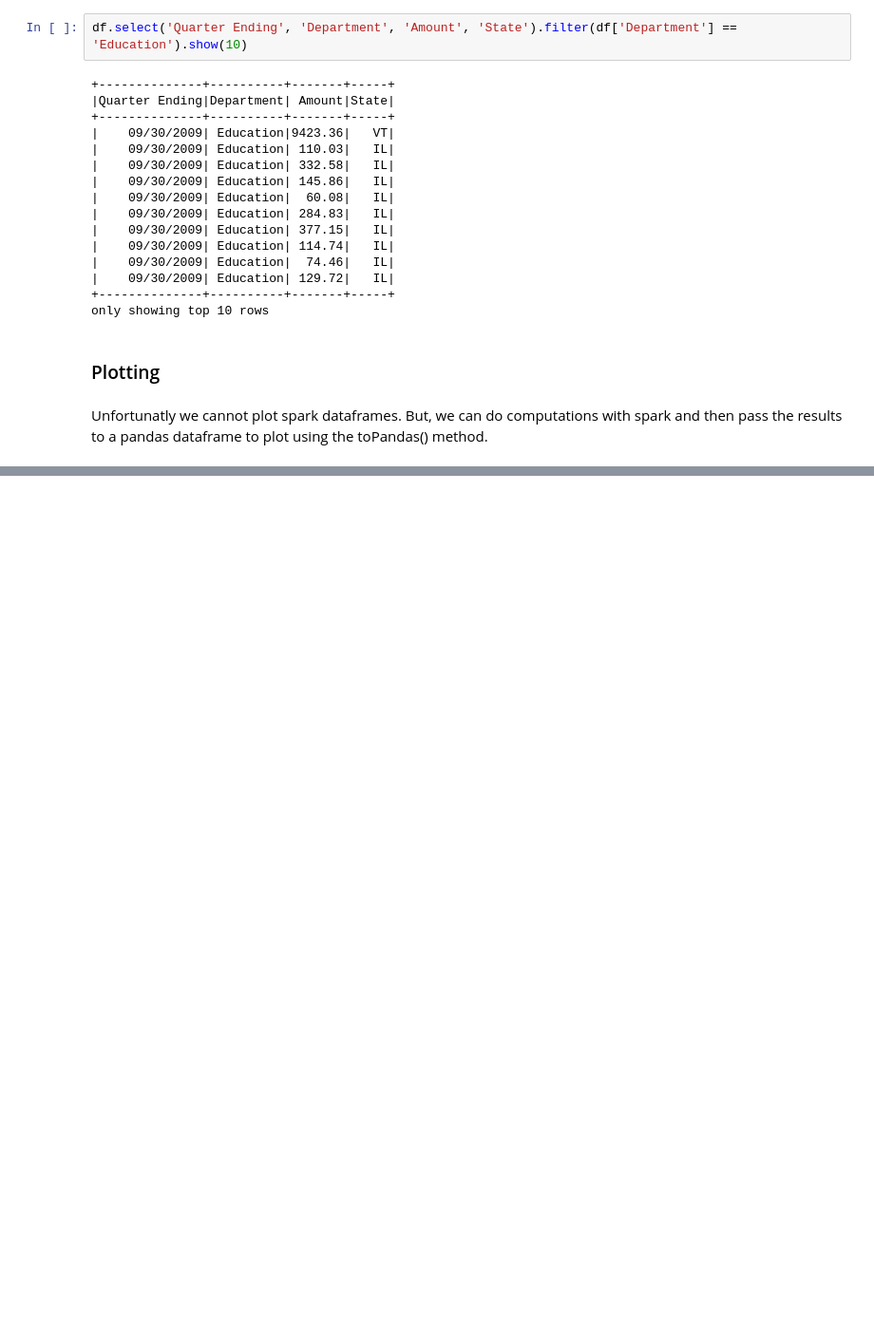
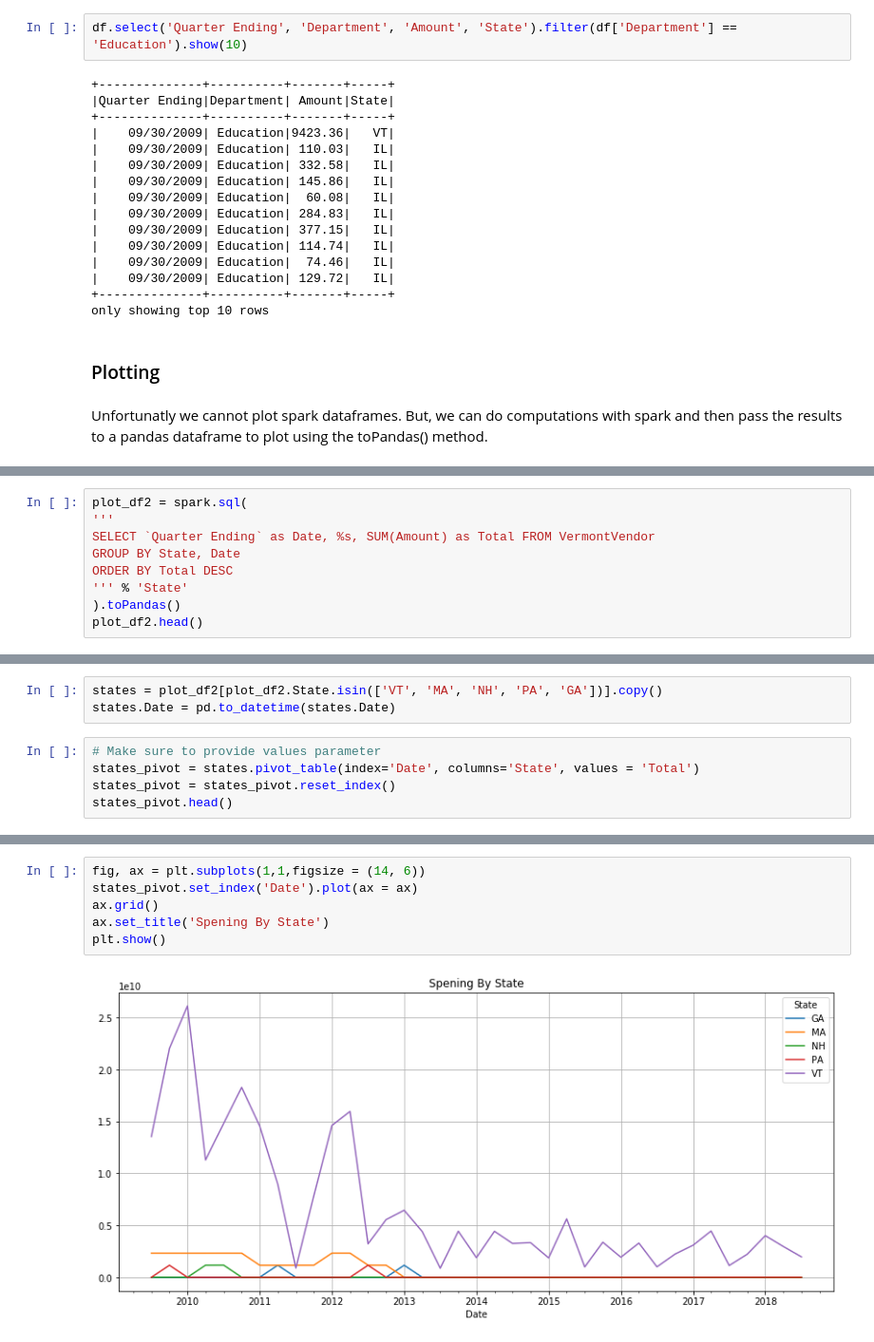
Before and after one commit to pysr1/PlayingWithPyspark, a Jupyter notebook: Starting_pyspark.ipynb, the cells around one changed output, grey strips where cells are left out. Shown at 95% size. Saved outputs shown, nothing was run; the diff lists cells and outputs as text; blank space fills up the shorter version.

```diff
--- a/Starting_pyspark.ipynb
+++ b/Starting_pyspark.ipynb
@@ -263,0 +298,9 @@ plt.show()
+# %%
+plot_df2 = spark.sql(
+'''
+SELECT `Quarter Ending` as Date, %s, SUM(Amount) as Total FROM VermontVendor
+GROUP BY State, Date
+ORDER BY Total DESC
+''' % 'State'
+).toPandas()
+plot_df2.head()
@@ -263,0 +314,8 @@ plt.show()
+# %%
+states = plot_df2[plot_df2.State.isin(['VT', 'MA', 'NH', 'PA', 'GA'])].copy()
+states.Date = pd.to_datetime(states.Date)
+# %%
+# Make sure to provide values parameter
+states_pivot = states.pivot_table(index='Date', columns='State', values = 'Total')
+states_pivot = states_pivot.reset_index()
+states_pivot.head()
@@ -263,0 +329,8 @@ plt.show()
+# %%
+fig, ax = plt.subplots(1,1,figsize = (14, 6))
+states_pivot.set_index('Date').plot(ax = ax)
+ax.grid()
+ax.set_title('Spening By State')
+plt.show()
+# %% [output]
+[figure, added]
```
Also changed, not shown: parts of 28 cells of this notebook, 1 other file.
